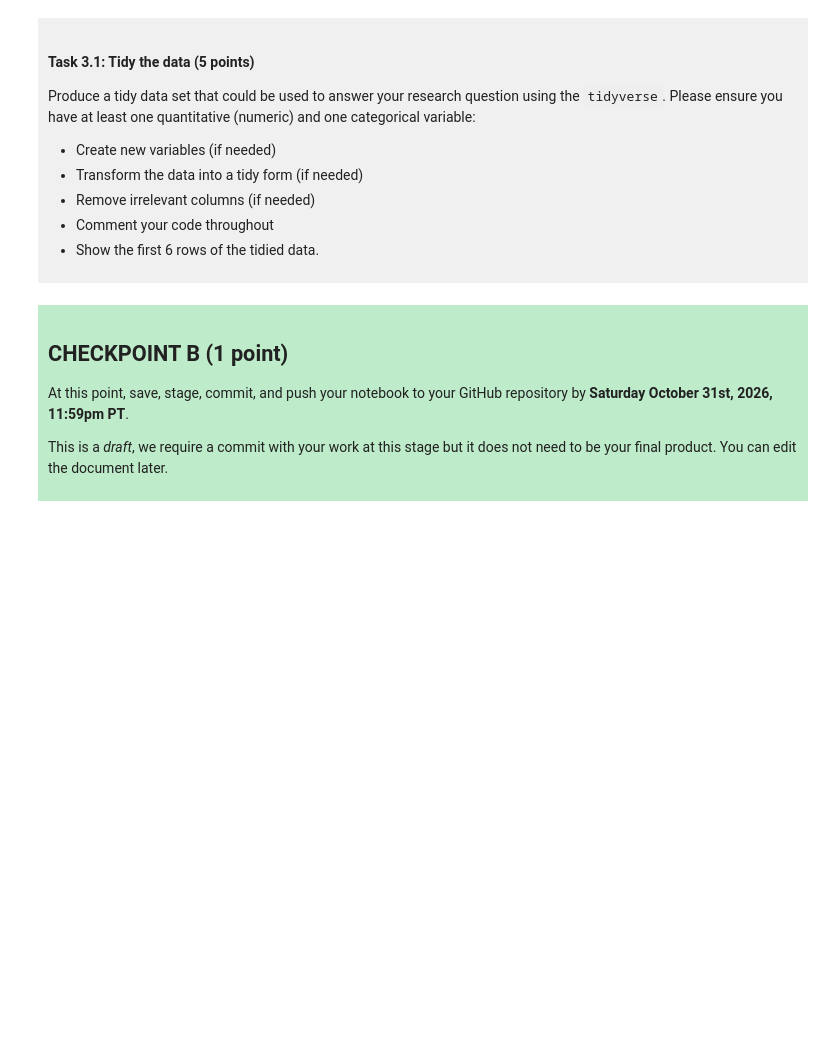
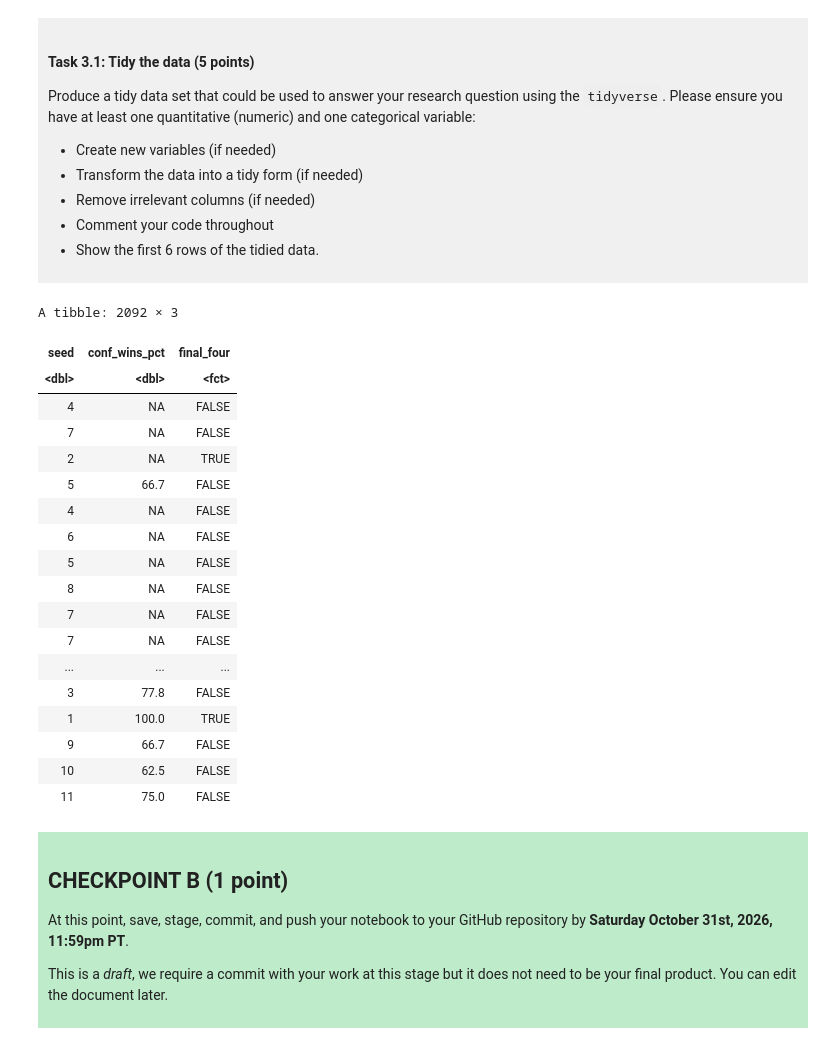
Before and after one commit to jagoding/dsci-100-project-jiaxin-ding, a Jupyter notebook: dsci-100-project-notebook.ipynb, the cells around one changed output. Drawn from its saved outputs; the diff is of its cells as text; code cells hidden in the pictures; blank space fills up the shorter version.

```diff
--- a/dsci-100-project-notebook.ipynb
+++ b/dsci-100-project-notebook.ipynb
@@ -208,7 +218,35 @@ Produce a tidy data set that could be used to answer your research question usin
 
 </div>
 # %%
-### EDIT THIS CODE CELL ###
+library(tidyverse)
+# Load the tidyverse package
+tidy_data <- data |>
+mutate(final_four = as_factor(tourney_finish == "top_4_loss" |
+tourney_finish == "top_2_loss" |
+tourney_finish == "champ" )) |># Creates a categorical variable showing whether a team reached the final four
+select(seed, conf_wins_pct, final_four)# Keep the variables needed for the research question
+
+head(tidy_data)# Display the first six rows
+# %% [output]
+A tibble: 2092 × 3
+| seed | conf_wins_pct | final_four |
+| <dbl> | <dbl> | <fct> |
+| 4 | NA | FALSE |
+| 7 | NA | FALSE |
+| 2 | NA | TRUE |
+| 5 | 66.7 | FALSE |
+| 4 | NA | FALSE |
+| 6 | NA | FALSE |
+| 5 | NA | FALSE |
+| 8 | NA | FALSE |
+| 7 | NA | FALSE |
+| 7 | NA | FALSE |
+| ... | ... | ... |
+| 3 | 77.8 | FALSE |
+| 1 | 100.0 | TRUE |
+| 9 | 66.7 | FALSE |
+| 10 | 62.5 | FALSE |
+| 11 | 75.0 | FALSE |
 # %% [markdown]
 <div style="background-color: #beebca; padding: 10px;">
 
```
Also changed, not shown: parts of 3 cells of this notebook.
